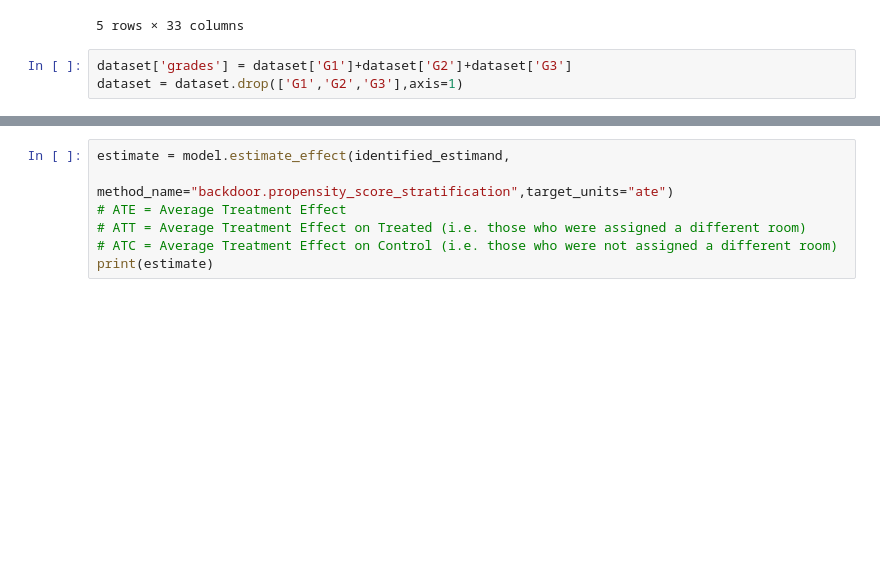
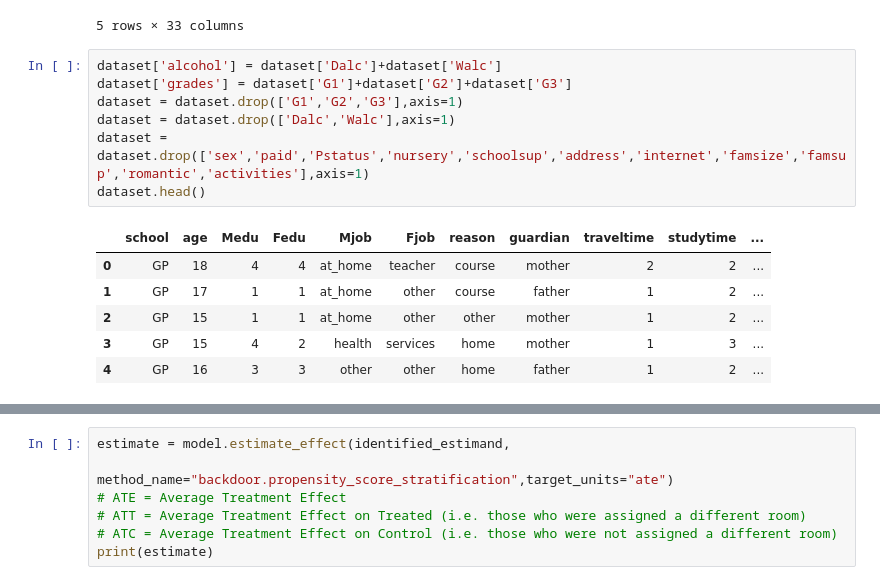
Before and after one commit to suyang98/510-Coursework, a Jupyter notebook: grades.ipynb, the cells around one changed output, grey strips where cells are left out. Cells and saved outputs as stored; diff of their text form; blank space fills up the shorter version.

```diff
--- a/grades.ipynb
+++ b/grades.ipynb
@@ -15,8 +15,19 @@ dataset.head()
 | 4 | GP | F | 16 | U | GT3 | T | 3 | 3 | other | other | ... | ... |
 5 rows × 33 columns
 # %%
+dataset['alcohol'] = dataset['Dalc']+dataset['Walc']
 dataset['grades'] = dataset['G1']+dataset['G2']+dataset['G3']
 dataset = dataset.drop(['G1','G2','G3'],axis=1)
+dataset = dataset.drop(['Dalc','Walc'],axis=1)
+dataset = dataset.drop(['sex','paid','Pstatus','nursery','schoolsup','address','internet','famsize','famsup','romantic','activities'],axis=1)
+dataset.head()
+# %% [output]
+|  | school | age | Medu | Fedu | Mjob | Fjob | reason | guardian | traveltime | studytime | ... |
+| 0 | GP | 18 | 4 | 4 | at_home | teacher | course | mother | 2 | 2 | ... |
+| 1 | GP | 17 | 1 | 1 | at_home | other | course | father | 1 | 2 | ... |
+| 2 | GP | 15 | 1 | 1 | at_home | other | other | mother | 1 | 2 | ... |
+| 3 | GP | 15 | 4 | 2 | health | services | home | mother | 1 | 3 | ... |
+| 4 | GP | 16 | 3 | 3 | other | other | home | father | 1 | 2 | ... |
 # %%
 import pygraphviz
 causal_graph = """digraph {
```
Also changed, not shown: parts of 3 cells of this notebook, 1 other file.
